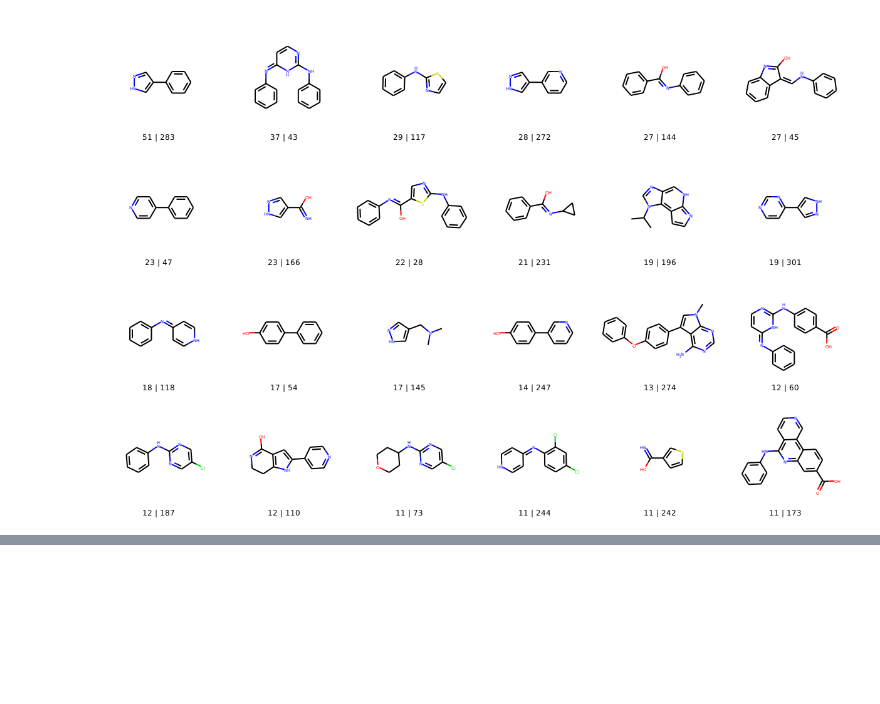
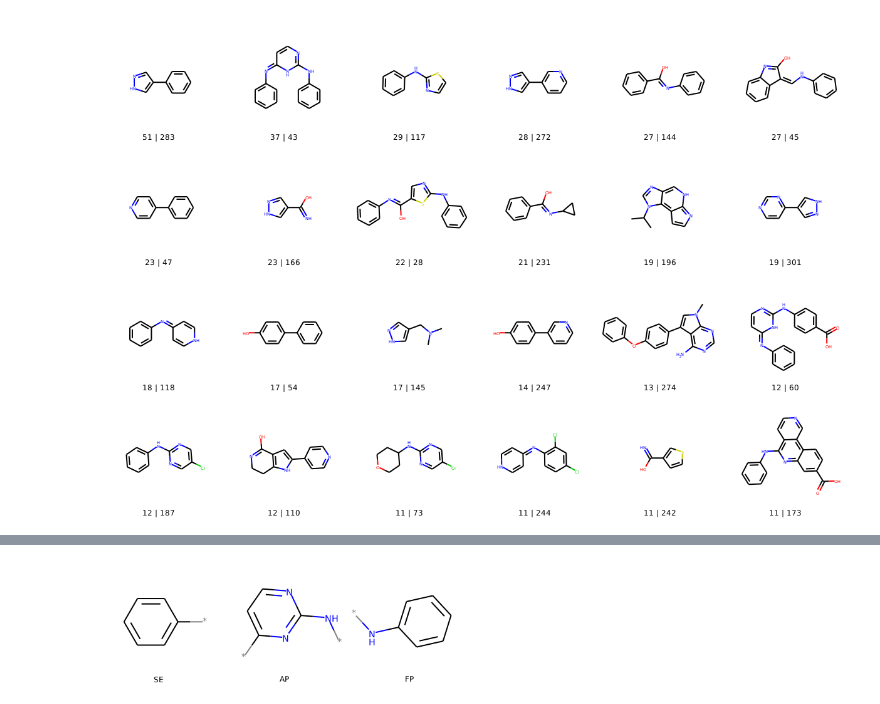
Before and after one commit to volkamerlab/KinFragLib, a Jupyter notebook: notebooks/4_3_combinatorial_library_comparison_klifs.ipynb, the cells around one changed output, grey strips where cells are left out. Cells and saved outputs as stored; diff of their text form; code cells hidden in the pictures; blank space fills up the shorter version.

```diff
--- a/notebooks/4_3_combinatorial_library_comparison_klifs.ipynb
+++ b/notebooks/4_3_combinatorial_library_comparison_klifs.ipynb
@@ -322,0 +260,4 @@ Number of original ligands with this substructure | recombined ligand index
+# %%
+draw_fragments_from_recombined_ligand(substructure_matches.iloc[43].fragment_ids, fragment_library)
+# %% [output]
+[figure, added]
```
Also changed, not shown: parts of 18 cells of this notebook.
